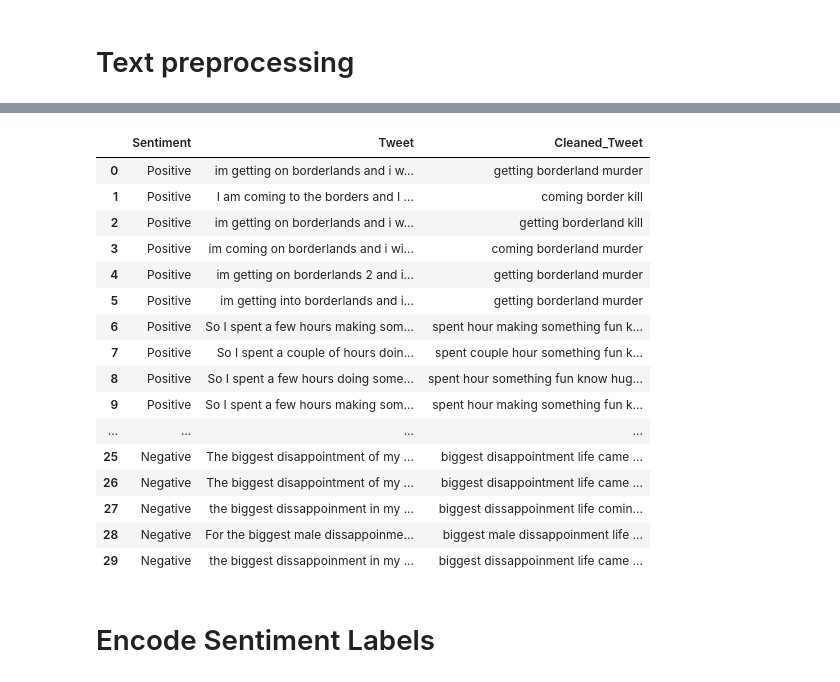
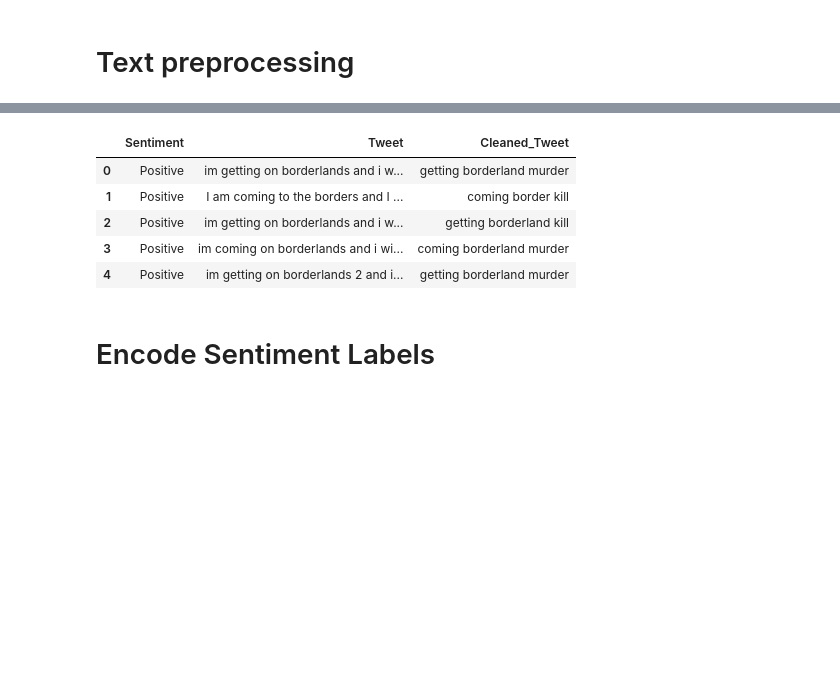
Before and after one commit to samObot19/Assesment, a Jupyter notebook: ml_sentiment_analysis.ipynb, the cells around one changed output, grey strips where cells are left out. Drawn from its saved outputs; the diff is of its cells as text; code cells hidden in the pictures; blank space fills up the shorter version.

```diff
--- a/ml_sentiment_analysis.ipynb
+++ b/ml_sentiment_analysis.ipynb
@@ -65,23 +67,12 @@ df['Cleaned_Tweet'] = df['Tweet'].apply(preprocess)
 # %%
-df.head(30)
+df.head()
 # %% [output]
 |  | Sentiment | Tweet | Cleaned_Tweet |
 | 0 | Positive | im getting on borderlands and i w... | getting borderland murder |
 | 1 | Positive | I am coming to the borders and I ... | coming border kill |
 | 2 | Positive | im getting on borderlands and i w... | getting borderland kill |
 | 3 | Positive | im coming on borderlands and i wi... | coming borderland murder |
 | 4 | Positive | im getting on borderlands 2 and i... | getting borderland murder |
-| 5 | Positive | im getting into borderlands and i... | getting borderland murder |
-| 6 | Positive | So I spent a few hours making som... | spent hour making something fun k... |
-| 7 | Positive | So I spent a couple of hours doin... | spent couple hour something fun k... |
-| 8 | Positive | So I spent a few hours doing some... | spent hour something fun know hug... |
-| 9 | Positive | So I spent a few hours making som... | spent hour making something fun k... |
-| ... | ... | ... | ... |
-| 25 | Negative | The biggest disappointment of my ... | biggest disappointment life came ... |
-| 26 | Negative | The biggest disappointment of my ... | biggest disappointment life came ... |
-| 27 | Negative | the biggest dissappoinment in my ... | biggest dissappoinment life comin... |
-| 28 | Negative | For the biggest male dissappoinme... | biggest male dissappoinment life ... |
-| 29 | Negative | the biggest dissappoinment in my ... | biggest dissappoinment life came ... |
 # %% [markdown]
 # Encode Sentiment Labels
 # %%
```
Also changed, not shown: parts of 3 cells of this notebook.
